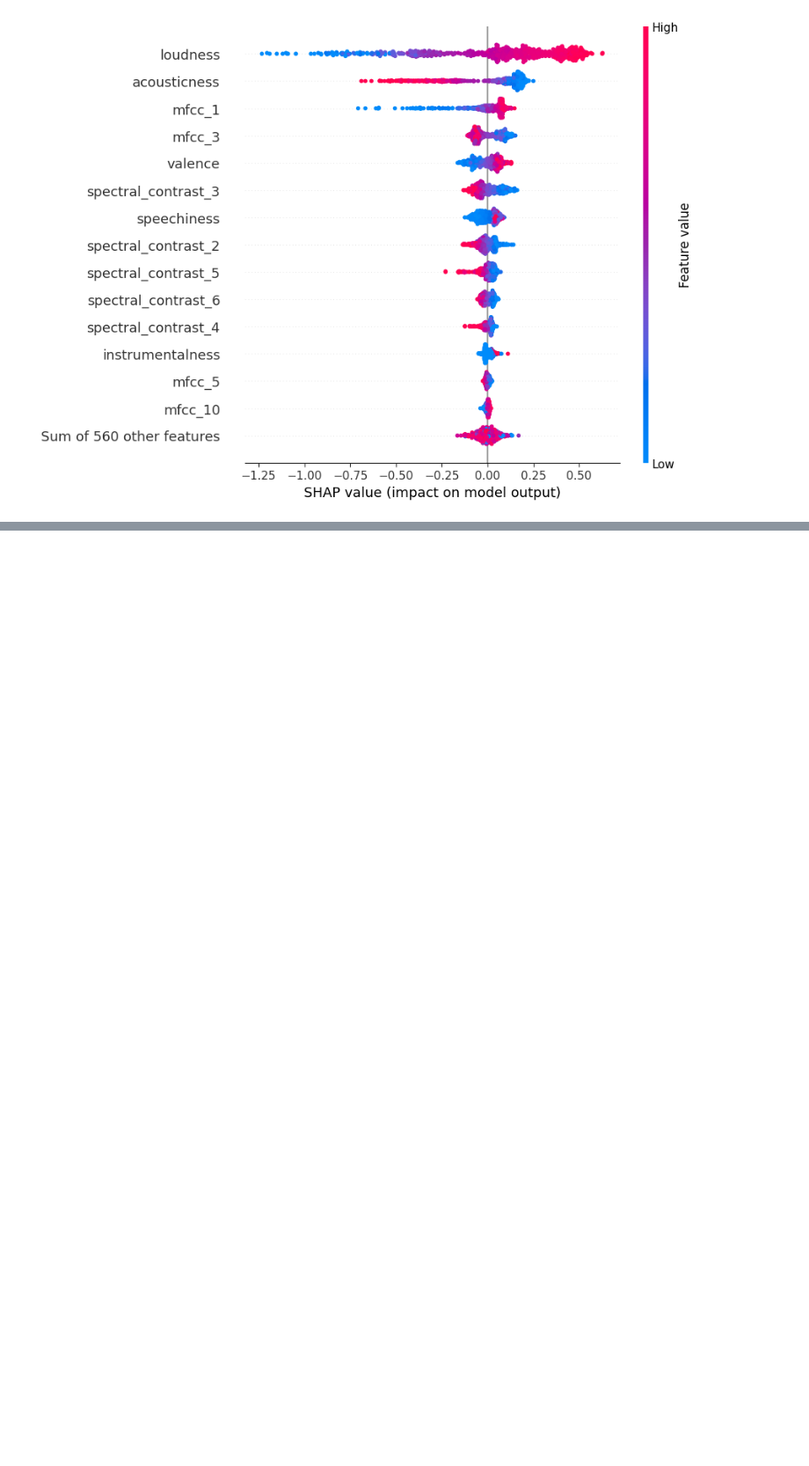
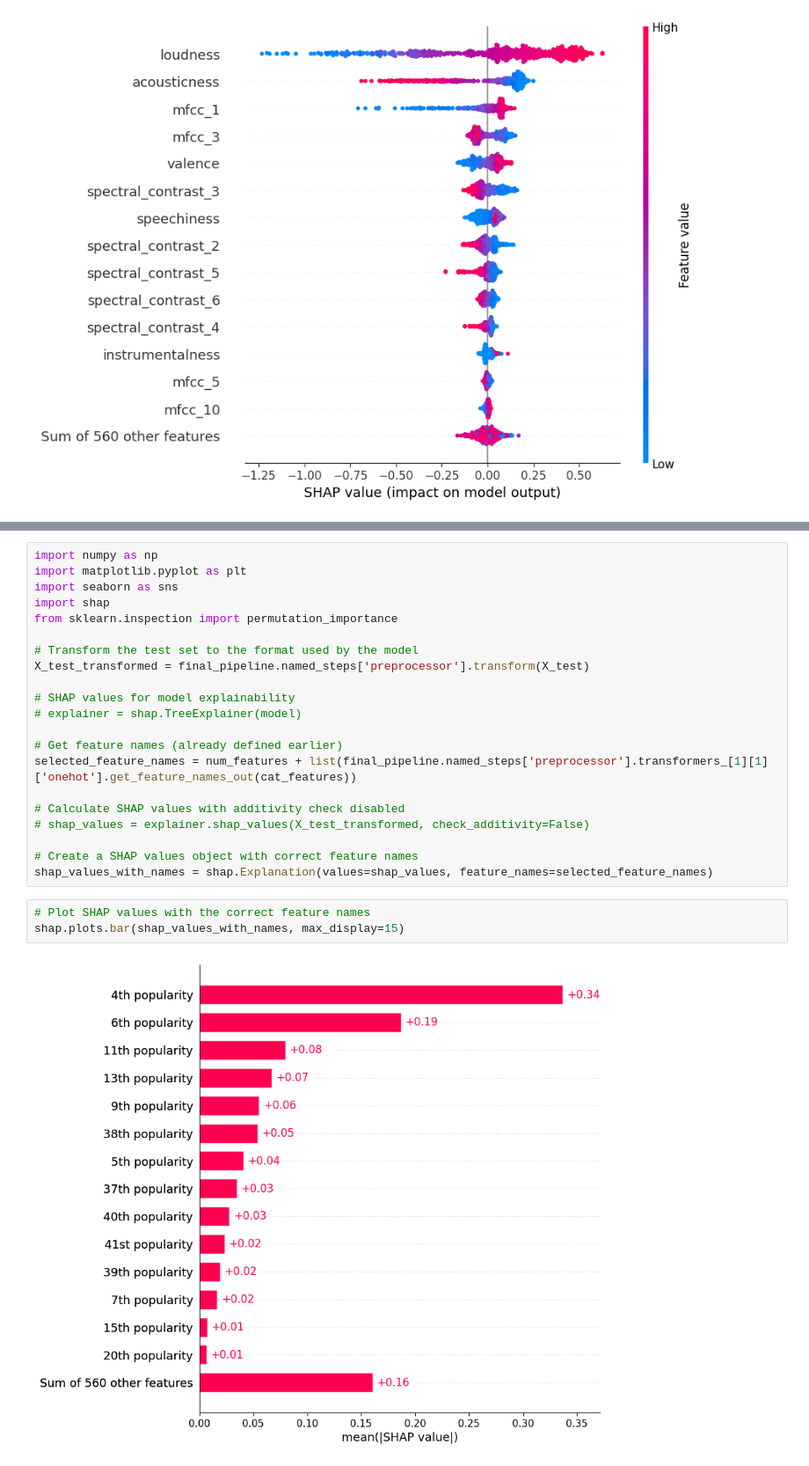
Before and after one commit to KrystianPielat/songs_analysis, a Jupyter notebook: main.ipynb, the cells around one changed output, grey strips where cells are left out. Shown: that part at 88% size. Saved outputs shown, nothing was run; the diff lists cells and outputs as text; blank space fills up the shorter version.

```diff
--- a/main.ipynb
+++ b/main.ipynb
@@ -512,0 +459,26 @@ shap.plots.beeswarm(shap_values_with_names, max_display=15)
+# %%
+import numpy as np
+import matplotlib.pyplot as plt
+import seaborn as sns
+import shap
+from sklearn.inspection import permutation_importance
+
+# Transform the test set to the format used by the model
+X_test_transformed = final_pipeline.named_steps['preprocessor'].transform(X_test)
+
+# SHAP values for model explainability
+# explainer = shap.TreeExplainer(model)
+
+# Get feature names (already defined earlier)
+selected_feature_names = num_features + list(final_pipeline.named_steps['preprocessor'].transformers_[1][1]['onehot'].get_feature_names_out(cat_features))
+
+# Calculate SHAP values with additivity check disabled
+# shap_values = explainer.shap_values(X_test_transformed, check_additivity=False)
+
+# Create a SHAP values object with correct feature names
+shap_values_with_names = shap.Explanation(values=shap_values, feature_names=selected_feature_names)
+# %%
+# Plot SHAP values with the correct feature names
+shap.plots.bar(shap_values_with_names, max_display=15)
+# %% [output]
+[figure, added]
```
Also changed, not shown: parts of 20 cells of this notebook, 4 other files.
